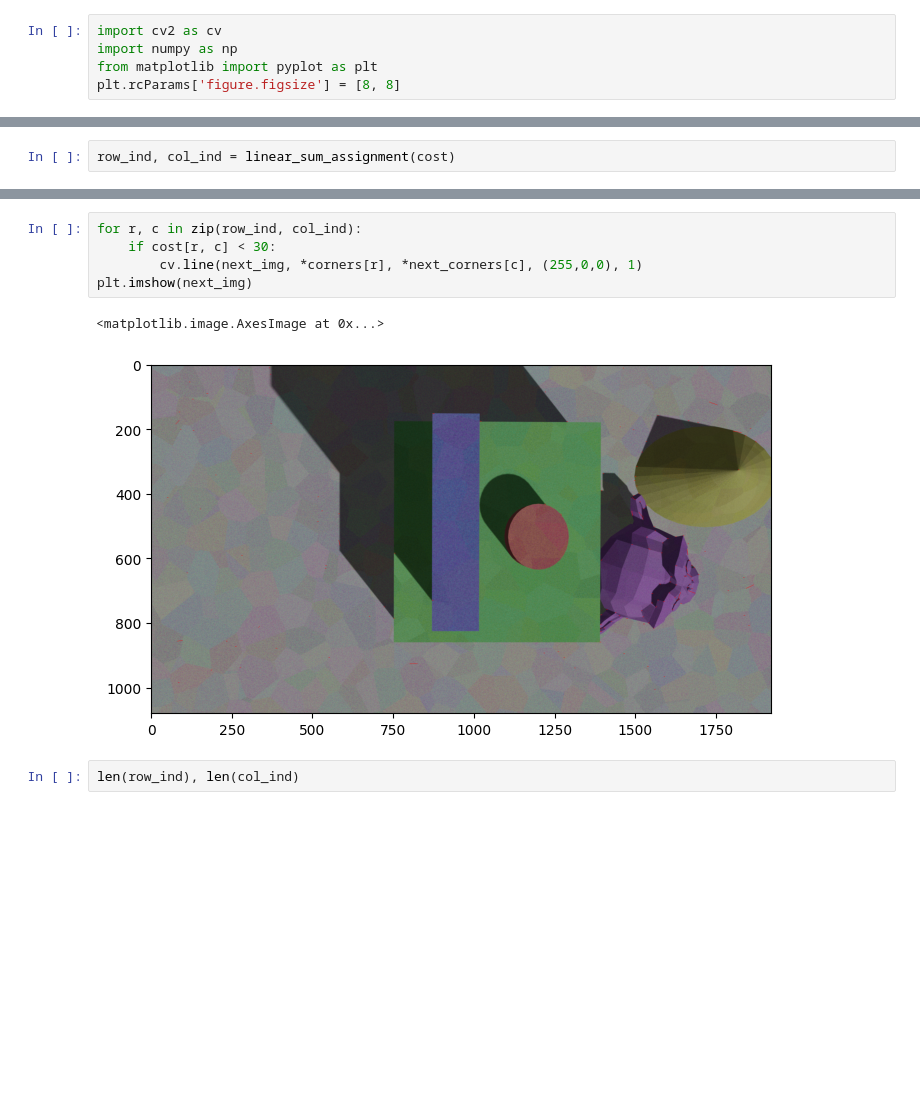
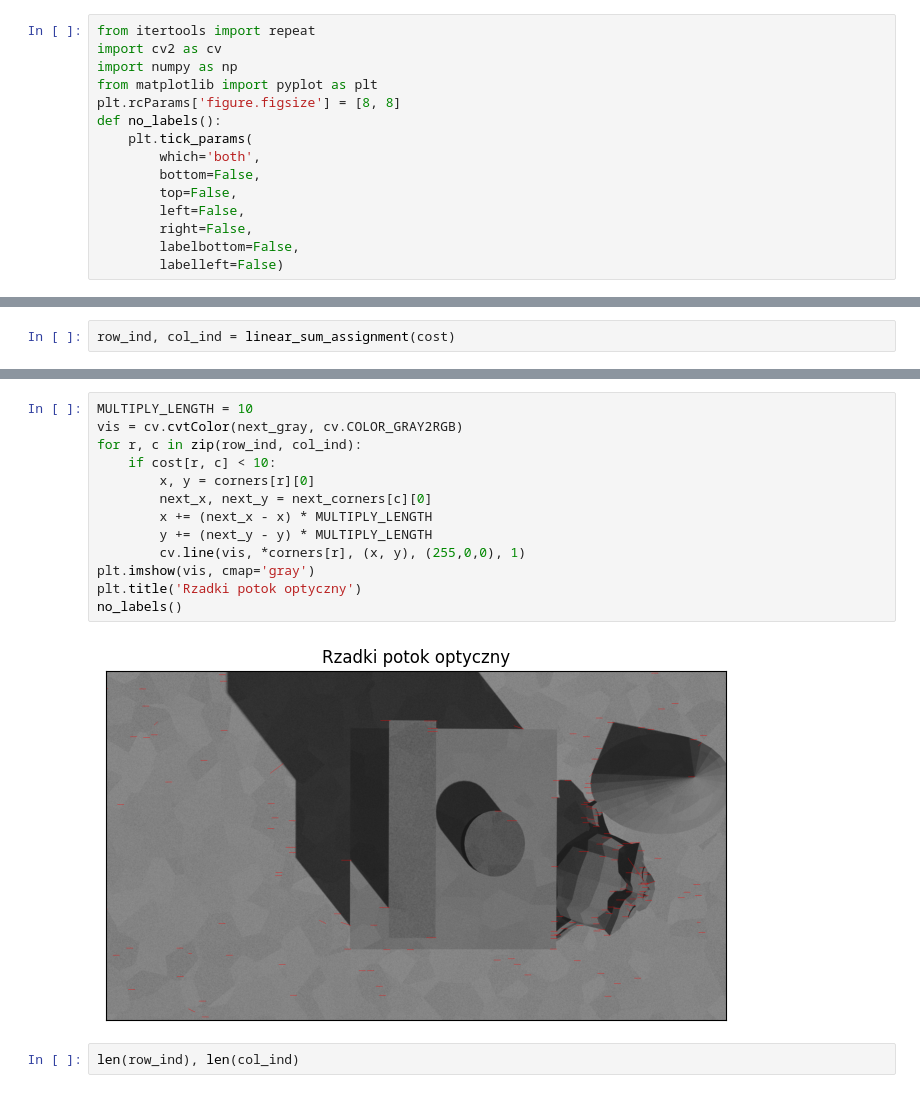
Before and after one commit to jacekdobrowolski/twm, a Jupyter notebook: test.ipynb, the cells around one changed output, grey strips where cells are left out. Saved outputs shown, nothing was run; the diff lists cells and outputs as text; blank space fills up the shorter version.

```diff
--- a/test.ipynb
+++ b/test.ipynb
@@ -1,8 +1,18 @@
 # %%
+from itertools import repeat
 import cv2 as cv
 import numpy as np
 from matplotlib import pyplot as plt
 plt.rcParams['figure.figsize'] = [8, 8]
+def no_labels():
+    plt.tick_params(
+        which='both',
+        bottom=False,
+        top=False,
+        left=False,
+        right=False,
+        labelbottom=False,
+        labelleft=False)
 # %%
 cap = cv.VideoCapture("data/0001-0030.avi")
 # %%
@@ -87,11 +117,18 @@ cost[row_ind, col_ind].sum()
 # %%
+MULTIPLY_LENGTH = 10
+vis = cv.cvtColor(next_gray, cv.COLOR_GRAY2RGB)
 for r, c in zip(row_ind, col_ind):
-    if cost[r, c] < 30:
-        cv.line(next_img, *corners[r], *next_corners[c], (255,0,0), 1)
-plt.imshow(next_img)
+    if cost[r, c] < 10:
+        x, y = corners[r][0]
+        next_x, next_y = next_corners[c][0]
+        x += (next_x - x) * MULTIPLY_LENGTH
+        y += (next_y - y) * MULTIPLY_LENGTH
+        cv.line(vis, *corners[r], (x, y), (255,0,0), 1)
+plt.imshow(vis, cmap='gray')
+plt.title('Rzadki potok optyczny')
+no_labels()
 # %% [output]
-<matplotlib.image.AxesImage at 0x...>
-[figure, old version]
+[figure, new version]
 # %%
 len(row_ind), len(col_ind)
 # %% [output]
```
Also changed, not shown: parts of 8 cells of this notebook.
